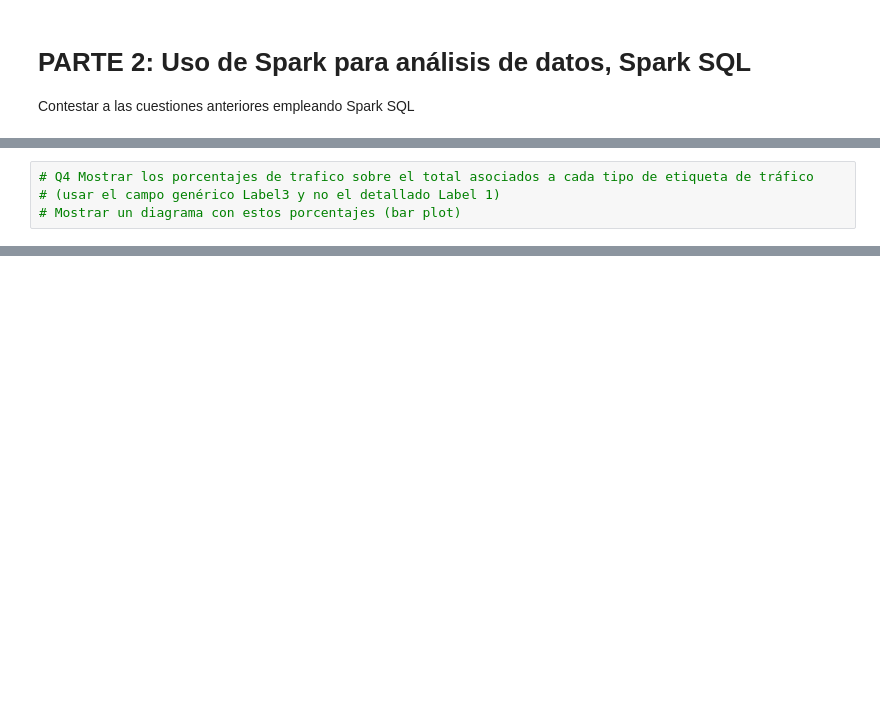
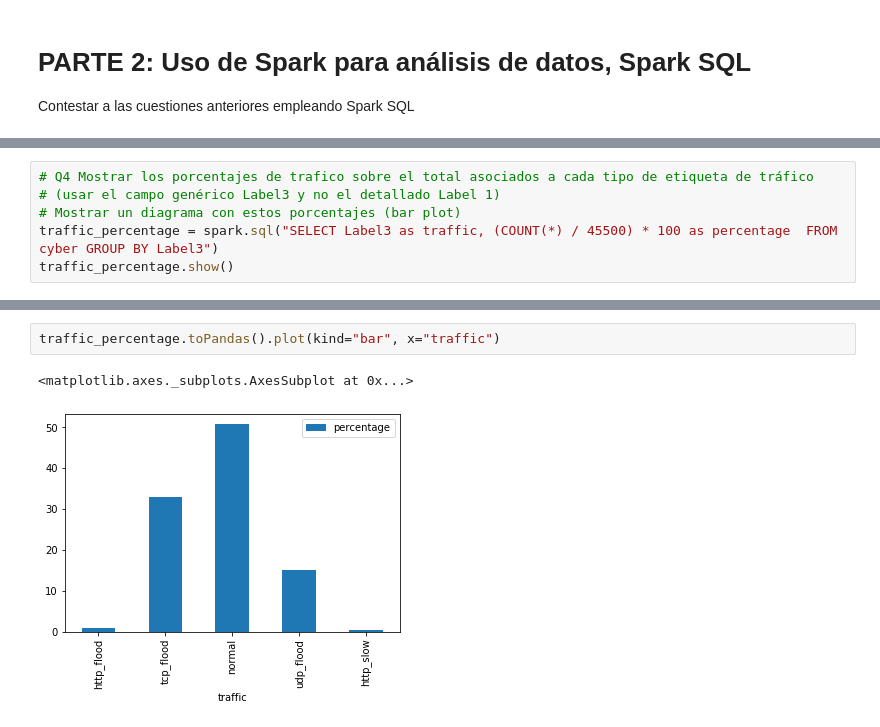
Before and after one commit to adzarei/uned-master-bigdata, a Jupyter notebook: ICP/media/notebook/tp2-notebooks/spark_task_template.ipynb, the cells around one changed output, grey strips where cells are left out. Cells and saved outputs as stored; diff of their text form; blank space fills up the shorter version.

```diff
--- a/ICP/media/notebook/tp2-notebooks/spark_task_template.ipynb
+++ b/ICP/media/notebook/tp2-notebooks/spark_task_template.ipynb
@@ -222,3 +262,5 @@ Contestar a las cuestiones anteriores empleando Spark SQL
 # Q4 Mostrar los porcentajes de trafico sobre el total asociados a cada tipo de etiqueta de tráfico
 # (usar el campo genérico Label3 y no el detallado Label 1)
 # Mostrar un diagrama con estos porcentajes (bar plot)
+traffic_percentage = spark.sql("SELECT Label3 as traffic, (COUNT(*) / 45500) * 100 as percentage  FROM cyber GROUP BY Label3")
+traffic_percentage.show()
@@ -225,3 +277,8 @@ Contestar a las cuestiones anteriores empleando Spark SQL
+# %%
+traffic_percentage.toPandas().plot(kind="bar", x="traffic")
+# %% [output]
+<matplotlib.axes._subplots.AxesSubplot at 0x...>
+[figure, added]
 # %%
 # Q5 Identificar que tipo de tráfico de red está incluido en el dataset (usar el campo ip_proto y convertir
 # ese valor al real que debería tener, es decir, un entero en el rango definido por el IANA)
```
Also changed, not shown: parts of 12 cells of this notebook, 1 other file.
